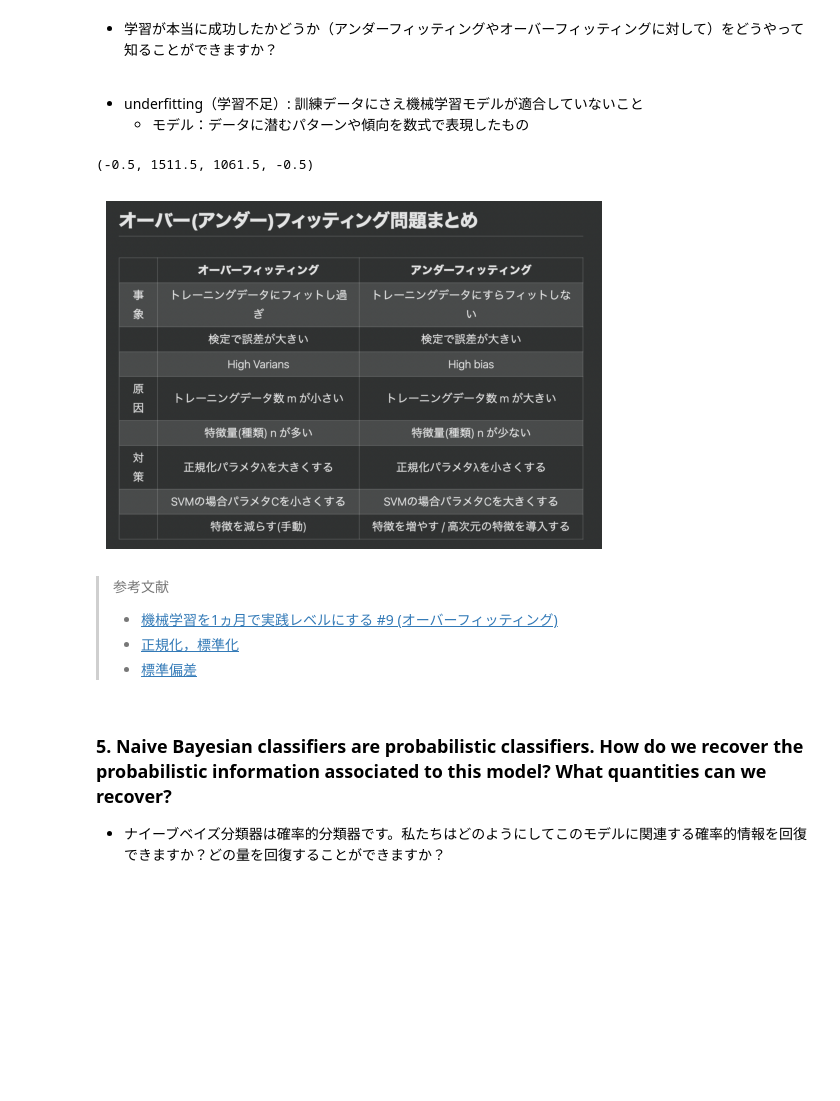
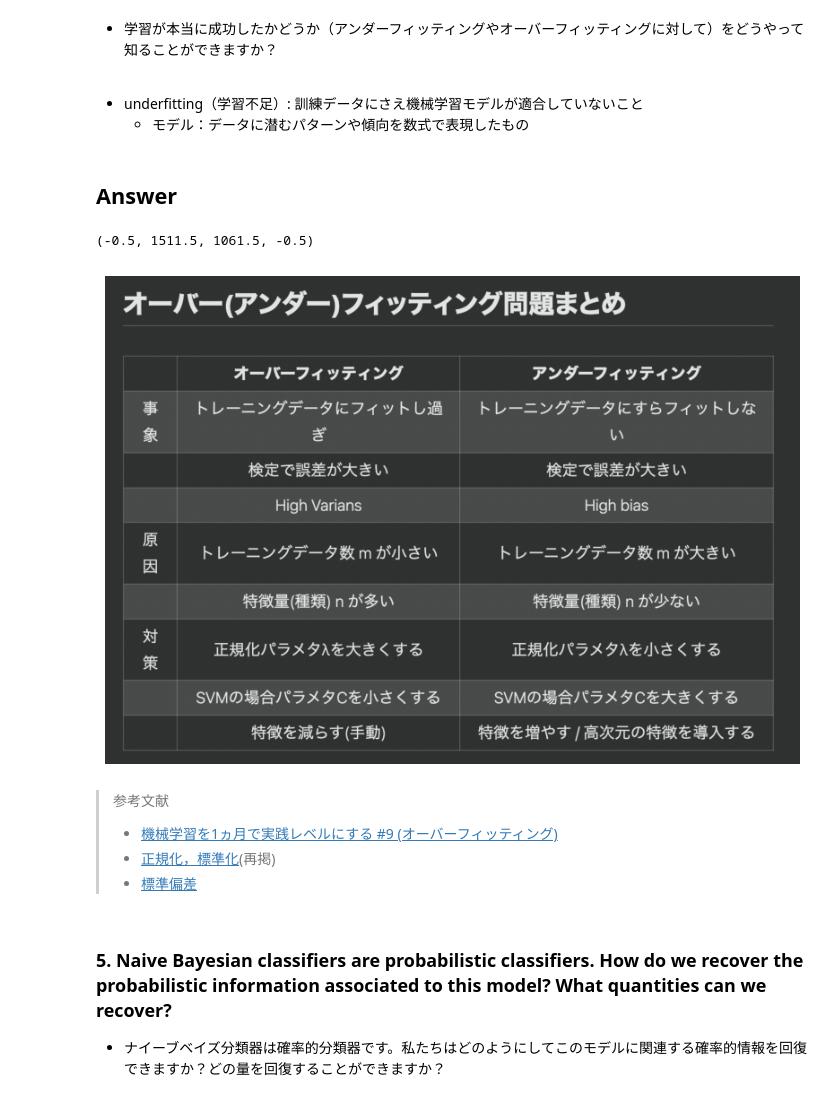
Before and after one commit to soso0024/python-ARTIN, a Jupyter notebook: HomeWork/homework_answer.ipynb, the cells around one changed output. Cells and saved outputs as stored; diff of their text form; code cells hidden in the pictures; blank space fills up the shorter version.

```diff
--- a/HomeWork/homework_answer.ipynb
+++ b/HomeWork/homework_answer.ipynb
@@ -141,17 +222,21 @@ plt.axis('off')
 
 - underfitting（学習不足）: 訓練データにさえ機械学習モデルが適合していないこと
     - モデル：データに潜むパターンや傾向を数式で表現したもの
+# %% [markdown]
+## Answer
 # %%
 img_under_over_fitting = plt.imread('picture/underfitting-overfitting.png')
+
+plt.figure(figsize=(10, 10))  # ここで図のサイズを指定
 plt.imshow(img_under_over_fitting)
 plt.axis('off')
 # %% [output]
 (-0.5, 1511.5, 1061.5, -0.5)
-[figure, old version]
+[figure, new version]
 # %% [markdown]
 > 参考文献<br>
 > - [機械学習を1ヵ月で実践レベルにする #9 (オーバーフィッティング)](https://qiita.com/junichiro/items/4d2c91128c9bd850f580)
-> - [正規化，標準化](https://qiita.com/yShig/items/dbeb98598abcc98e1a57)
+> - [正規化，標準化](https://qiita.com/yShig/items/dbeb98598abcc98e1a57)(再掲)
 > - [標準偏差](https://www.try-it.jp/chapters-6303/sections-6304/lessons-6345/example-2/)
 # %% [markdown]
 ### 5. Naive Bayesian classifiers are probabilistic classifiers. How do we recover the probabilistic information associated to this model? What quantities can we recover?
```
Also changed, not shown: parts of 16 cells of this notebook, 11 other files.
